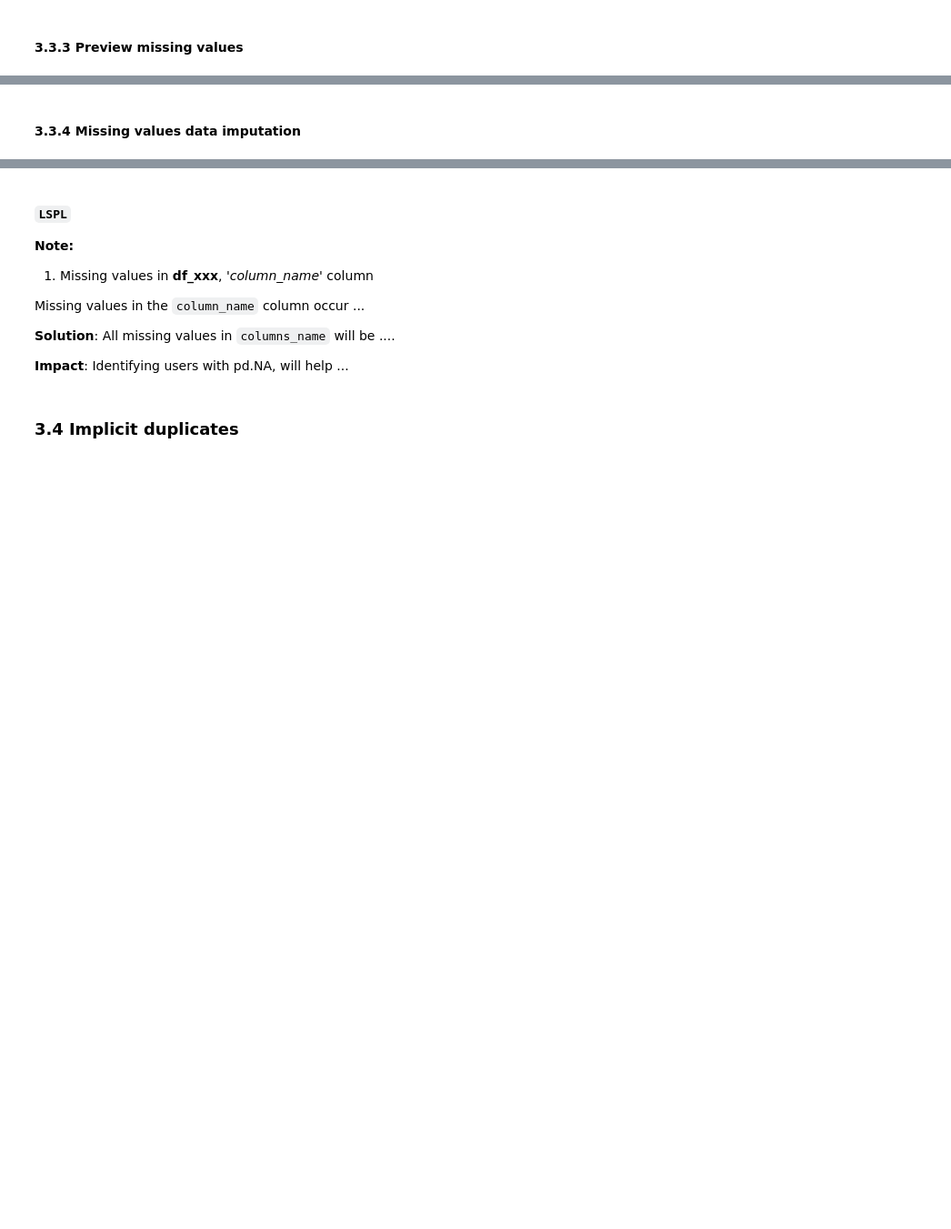
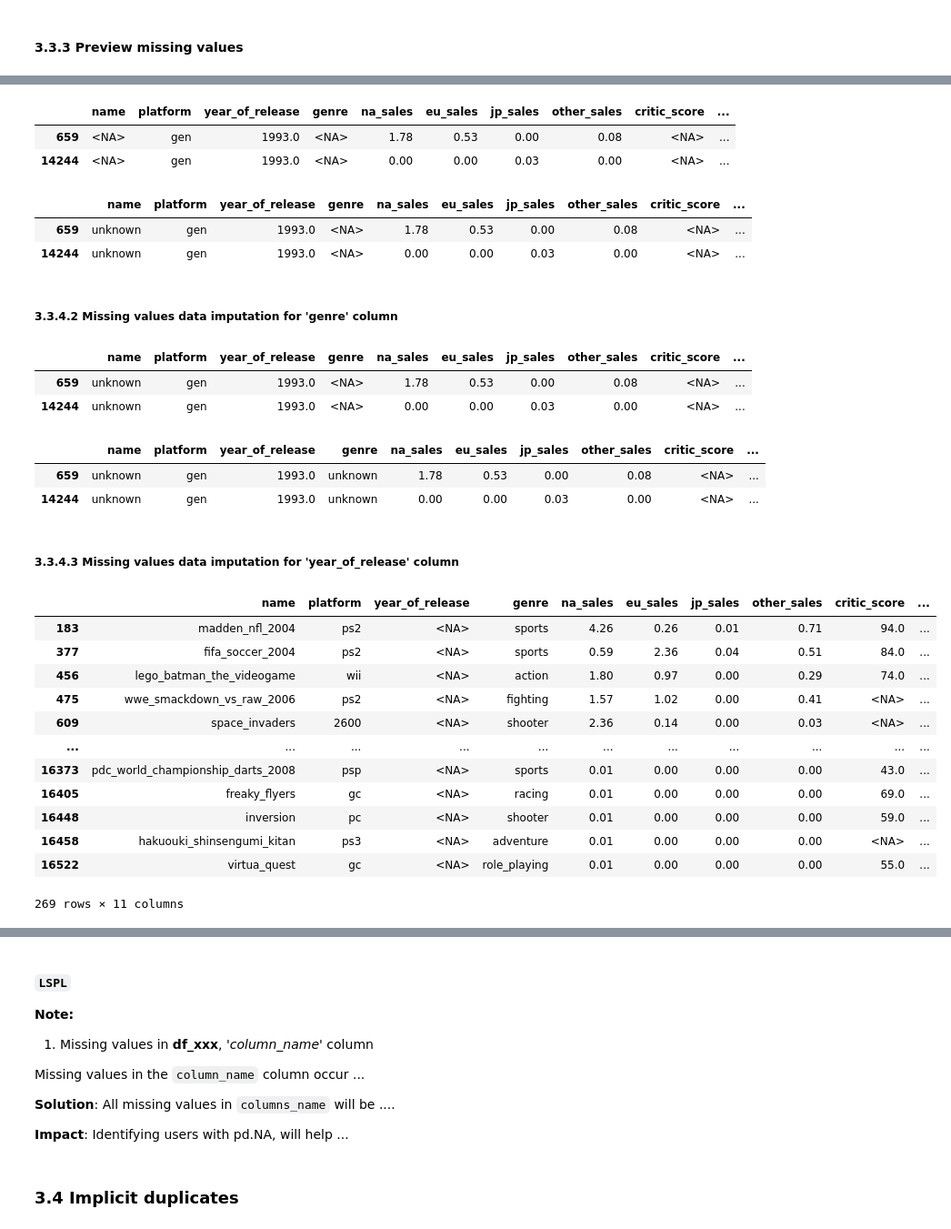
Before and after one commit to LuisPastranaLemus/P_20250529_Videogames_analysis, a Jupyter notebook: notebooks/01_cleaning.ipynb, the cells around one changed output, grey strips where cells are left out. Shown at 91% size. Cells and saved outputs as stored; diff of their text form; code cells hidden in the pictures; blank space fills up the shorter version.

```diff
--- a/notebooks/01_cleaning.ipynb
+++ b/notebooks/01_cleaning.ipynb
@@ -131,5 +187,7 @@ missing_values_heatmap(df_xxx)
 # %%
-# Show pd.NA missing values for 'columns' column
-df_xxx.loc[df_xxx['column_name'].isna(), :]
+# Show pd.NA missing values for 'name' column
+df_vg.loc[df_vg['name'].isna(), :]
+# %% [output]
+|  | name | platform | year_of_release | genre | na_sales | eu_sales | jp_sales | other_sales | critic_score | ... |
+| 659 | <NA> | gen | 1993.0 | <NA> | 1.78 | 0.53 | 0.00 | 0.08 | <NA> | ... |
+| 14244 | <NA> | gen | 1993.0 | <NA> | 0.00 | 0.00 | 0.03 | 0.00 | <NA> | ... |
-# %% [markdown]
-#### 3.3.4  Missing values data imputation
@@ -139,0 +194,46 @@ df_xxx.loc[df_xxx['column_name'].isna(), :]
+# %%
+# Missing values in 'name' and 'genre' occur in the same records, which still contain relevant data.
+# To preserve them, missing values will be filled with 'unknown' instead of being dropped.
+df_vg['name'] = df_vg['name'].fillna('unknown')
+df_vg.iloc[[659, 14244], :]
+# %% [output]
+|  | name | platform | year_of_release | genre | na_sales | eu_sales | jp_sales | other_sales | critic_score | ... |
+| 659 | unknown | gen | 1993.0 | <NA> | 1.78 | 0.53 | 0.00 | 0.08 | <NA> | ... |
+| 14244 | unknown | gen | 1993.0 | <NA> | 0.00 | 0.00 | 0.03 | 0.00 | <NA> | ... |
+# %% [markdown]
+##### 3.3.4.2  Missing values data imputation for 'genre' column
+# %%
+# Show pd.NA missing values for 'genre' column
+df_vg.loc[df_vg['genre'].isna(), :]
+# %% [output]
+|  | name | platform | year_of_release | genre | na_sales | eu_sales | jp_sales | other_sales | critic_score | ... |
+| 659 | unknown | gen | 1993.0 | <NA> | 1.78 | 0.53 | 0.00 | 0.08 | <NA> | ... |
+| 14244 | unknown | gen | 1993.0 | <NA> | 0.00 | 0.00 | 0.03 | 0.00 | <NA> | ... |
+# %%
+# Missing values in 'name' and 'genre' occur in the same records, which still contain relevant data.
+# To preserve them, missing values will be filled with 'unknown' instead of being dropped.
+df_vg['genre'] = df_vg['genre'].fillna('unknown')
+df_vg.iloc[[659, 14244], :]
+# %% [output]
+|  | name | platform | year_of_release | genre | na_sales | eu_sales | jp_sales | other_sales | critic_score | ... |
+| 659 | unknown | gen | 1993.0 | unknown | 1.78 | 0.53 | 0.00 | 0.08 | <NA> | ... |
+| 14244 | unknown | gen | 1993.0 | unknown | 0.00 | 0.00 | 0.03 | 0.00 | <NA> | ... |
+# %% [markdown]
+##### 3.3.4.3  Missing values data imputation for 'year_of_release' column
+# %%
+# Show pd.NA missing values for 'year_of_release' column
+df_vg.loc[df_vg['year_of_release'].isna(), :]
+# %% [output]
+|  | name | platform | year_of_release | genre | na_sales | eu_sales | jp_sales | other_sales | critic_score | ... |
+| 183 | madden_nfl_2004 | ps2 | <NA> | sports | 4.26 | 0.26 | 0.01 | 0.71 | 94.0 | ... |
+| 377 | fifa_soccer_2004 | ps2 | <NA> | sports | 0.59 | 2.36 | 0.04 | 0.51 | 84.0 | ... |
+| 456 | lego_batman_the_videogame | wii | <NA> | action | 1.80 | 0.97 | 0.00 | 0.29 | 74.0 | ... |
+| 475 | wwe_smackdown_vs_raw_2006 | ps2 | <NA> | fighting | 1.57 | 1.02 | 0.00 | 0.41 | <NA> | ... |
+| 609 | space_invaders | 2600 | <NA> | shooter | 2.36 | 0.14 | 0.00 | 0.03 | <NA> | ... |
+| ... | ... | ... | ... | ... | ... | ... | ... | ... | ... | ... |
+| 16373 | pdc_world_championship_darts_2008 | psp | <NA> | sports | 0.01 | 0.00 | 0.00 | 0.00 | 43.0 | ... |
+| 16405 | freaky_flyers | gc | <NA> | racing | 0.01 | 0.00 | 0.00 | 0.00 | 69.0 | ... |
+| 16448 | inversion | pc | <NA> | shooter | 0.01 | 0.00 | 0.00 | 0.00 | 59.0 | ... |
+| 16458 | hakuouki_shinsengumi_kitan | ps3 | <NA> | adventure | 0.01 | 0.00 | 0.00 | 0.00 | <NA> | ... |
+| 16522 | virtua_quest | gc | <NA> | role_playing | 0.01 | 0.00 | 0.00 | 0.00 | 55.0 | ... |
+269 rows × 11 columns
```
Also changed, not shown: parts of 31 cells of this notebook, 6 other files.
